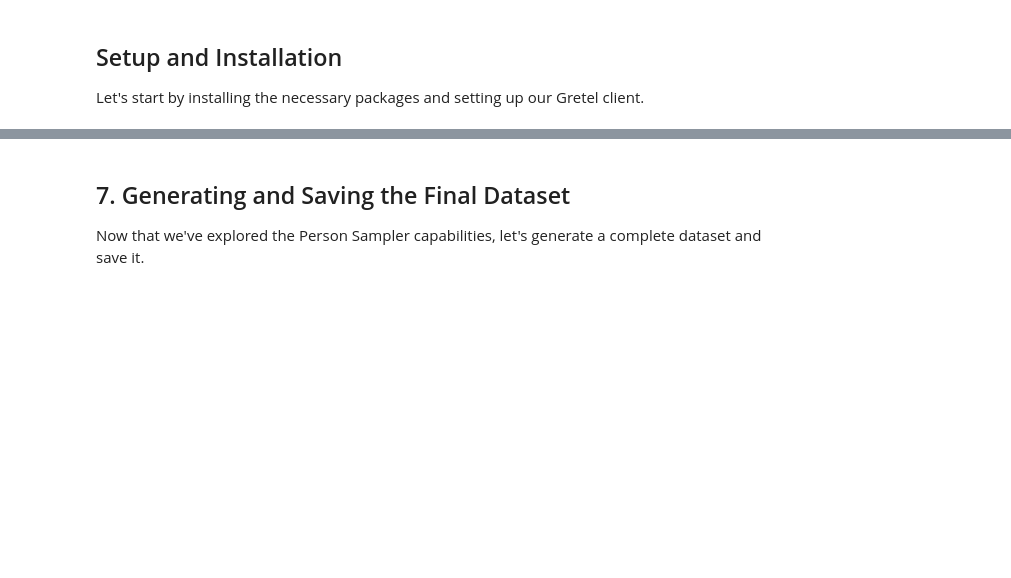
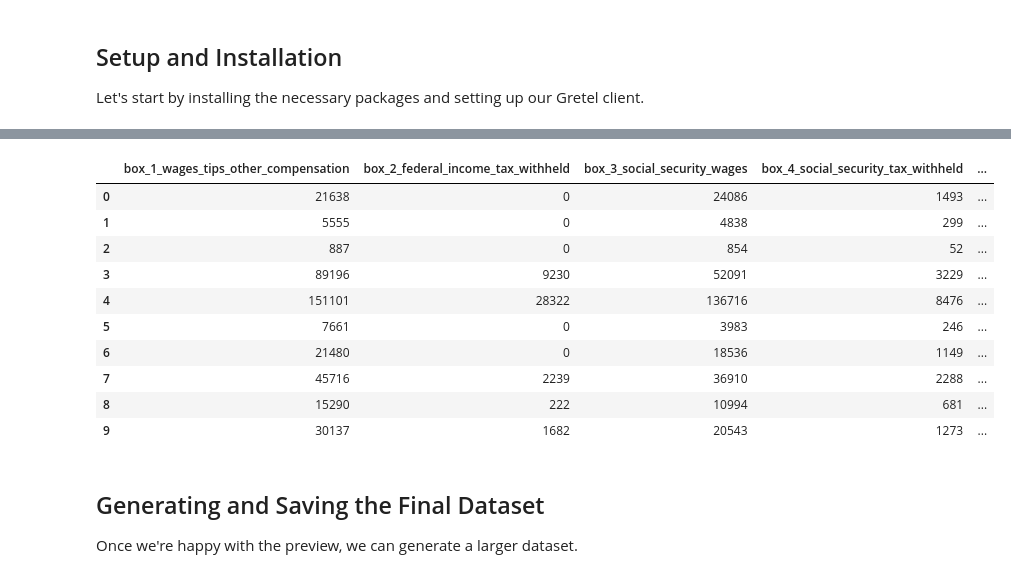
Before and after one commit to gretelai/gretel-blueprints, a Jupyter notebook: docs/notebooks/demo/navigator/numerical/tax-dataset.ipynb, the cells around one changed output, grey strips where cells are left out. Cells and saved outputs as stored; diff of their text form; code cells hidden in the pictures; blank space fills up the shorter version.

Commit message:
Update tax dataset notebook.

```diff
--- a/docs/notebooks/demo/navigator/numerical/tax-dataset.ipynb
+++ b/docs/notebooks/demo/navigator/numerical/tax-dataset.ipynb
@@ -65,33 +47,0 @@ The `person` column we created above is a nested object with many attributes. Le
-# %%
-# Add columns to extract specific attributes from the person object
-dd.add_column(
-    C.ExpressionColumn(
-        name="full_name",
-        expr="{{ person.first_name }} {{ person.last_name }}"
-    )
-)
-
-dd.add_column(
-    C.ExpressionColumn(
-        name="email",
-        expr="{{ person.email_address }}"
-    )
-)
-
-dd.add_column(
-    C.ExpressionColumn(
-        name="address",
-        expr="{{ person.street_number }} {{ person.street_name }}, {{ person.city }}, {{ person.state }} {{ person.zipcode }}"
-    )
-)
-
-dd.add_column(
-    C.ExpressionColumn(
-        name="age",
-        expr="{{ person.age }}"
-    )
-)
-
-# Preview the results
-preview = dd.preview()
-preview.dataset.df[['full_name', 'email', 'address', 'age']]
@@ -319,0 +331,5 @@ preview.dataset.df[['patient_name', 'doctor_name', 'medical_condition', 'medical
+# %%
+# Preview the results
+preview = dd.preview()
+preview.dataset.df[FINAL_COLUMNS]
+# %% [output]
@@ -320,6 +353,17 @@ preview.dataset.df[['patient_name', 'doctor_name', 'medical_condition', 'medical
+|  | box_1_wages_tips_other_compensation | box_2_federal_income_tax_withheld | box_3_social_security_wages | box_4_social_security_tax_withheld | ... |
+| 0 | 21638 | 0 | 24086 | 1493 | ... |
+| 1 | 5555 | 0 | 4838 | 299 | ... |
+| 2 | 887 | 0 | 854 | 52 | ... |
+| 3 | 89196 | 9230 | 52091 | 3229 | ... |
+| 4 | 151101 | 28322 | 136716 | 8476 | ... |
+| 5 | 7661 | 0 | 3983 | 246 | ... |
+| 6 | 21480 | 0 | 18536 | 1149 | ... |
+| 7 | 45716 | 2239 | 36910 | 2288 | ... |
+| 8 | 15290 | 222 | 10994 | 681 | ... |
+| 9 | 30137 | 1682 | 20543 | 1273 | ... |
 # %% [markdown]
-## 7. Generating and Saving the Final Dataset
+## Generating and Saving the Final Dataset
 
-Now that we've explored the Person Sampler capabilities, let's generate a complete dataset and save it.
+Once we're happy with the preview, we can generate a larger dataset.
 # %%
 # Generate a final dataset
```
Also changed, not shown: parts of 20 cells of this notebook.
